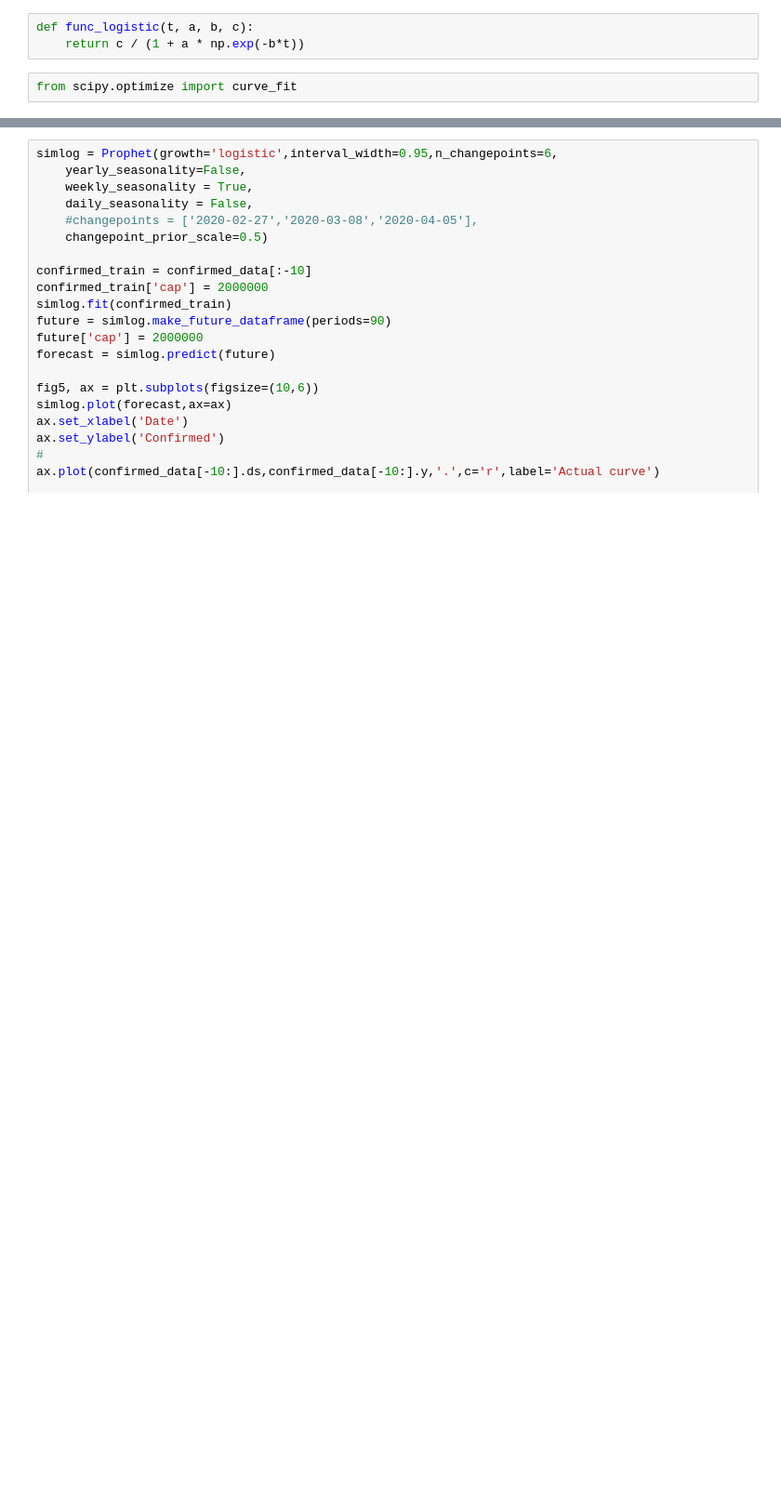
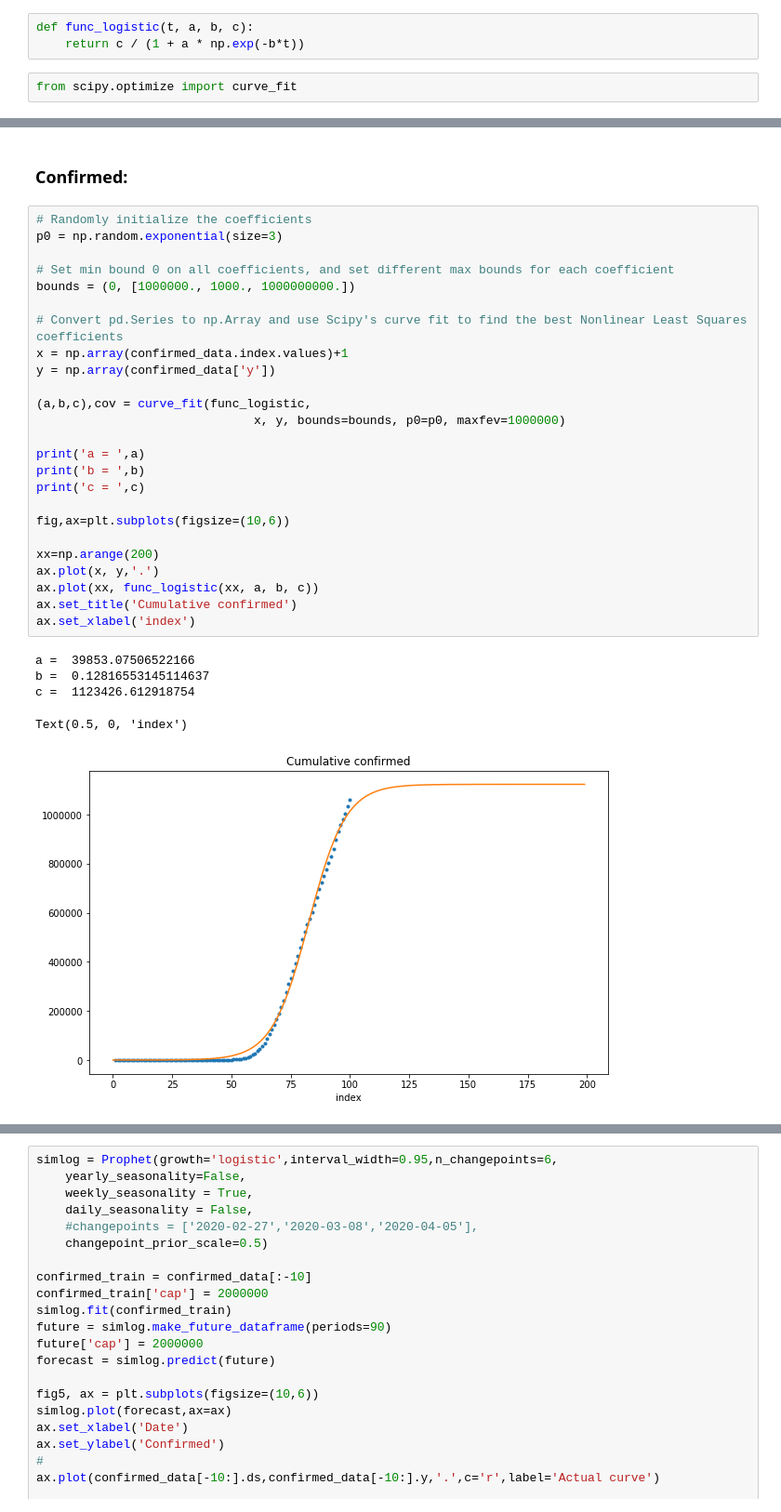
Before and after one commit to RileyWClarke/MLTSA_COVID19, a Jupyter notebook: Covid-19-US.ipynb, the cells around one changed output, grey strips where cells are left out. Shown: that part at 93% size. Drawn from its saved outputs; the diff is of its cells as text; blank space fills up the shorter version.

```diff
--- a/Covid-19-US.ipynb
+++ b/Covid-19-US.ipynb
@@ -81,0 +100,33 @@ confirmed_data.tail()
+# %% [markdown]
+### Confirmed:
+# %%
+# Randomly initialize the coefficients
+p0 = np.random.exponential(size=3)
+
+# Set min bound 0 on all coefficients, and set different max bounds for each coefficient
+bounds = (0, [1000000., 1000., 1000000000.])
+
+# Convert pd.Series to np.Array and use Scipy's curve fit to find the best Nonlinear Least Squares coefficients
+x = np.array(confirmed_data.index.values)+1
+y = np.array(confirmed_data['y'])
+
+(a,b,c),cov = curve_fit(func_logistic,
+                              x, y, bounds=bounds, p0=p0, maxfev=1000000)
+
+print('a = ',a)
+print('b = ',b)
+print('c = ',c)
+
+fig,ax=plt.subplots(figsize=(10,6))
+
+xx=np.arange(200)
+ax.plot(x, y,'.')
+ax.plot(xx, func_logistic(xx, a, b, c))
+ax.set_title('Cumulative confirmed')
+ax.set_xlabel('index')
+# %% [output]
+a =  39853.07506522166
+b =  0.12816553145114637
+c =  1123426.612918754
+Text(0.5, 0, 'index')
+[figure, added]
```
Also changed, not shown: parts of 21 cells of this notebook, 1 other file.
